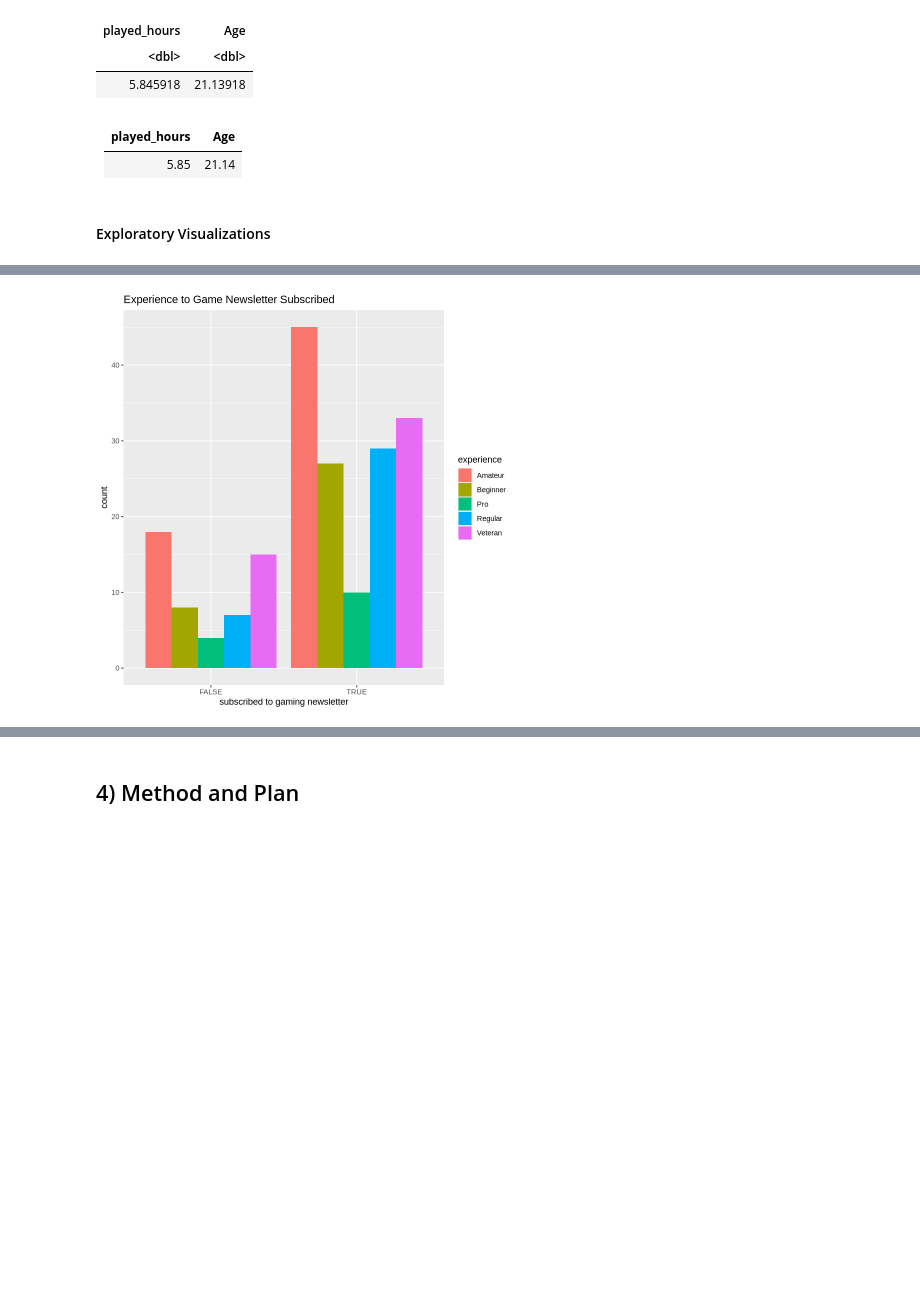
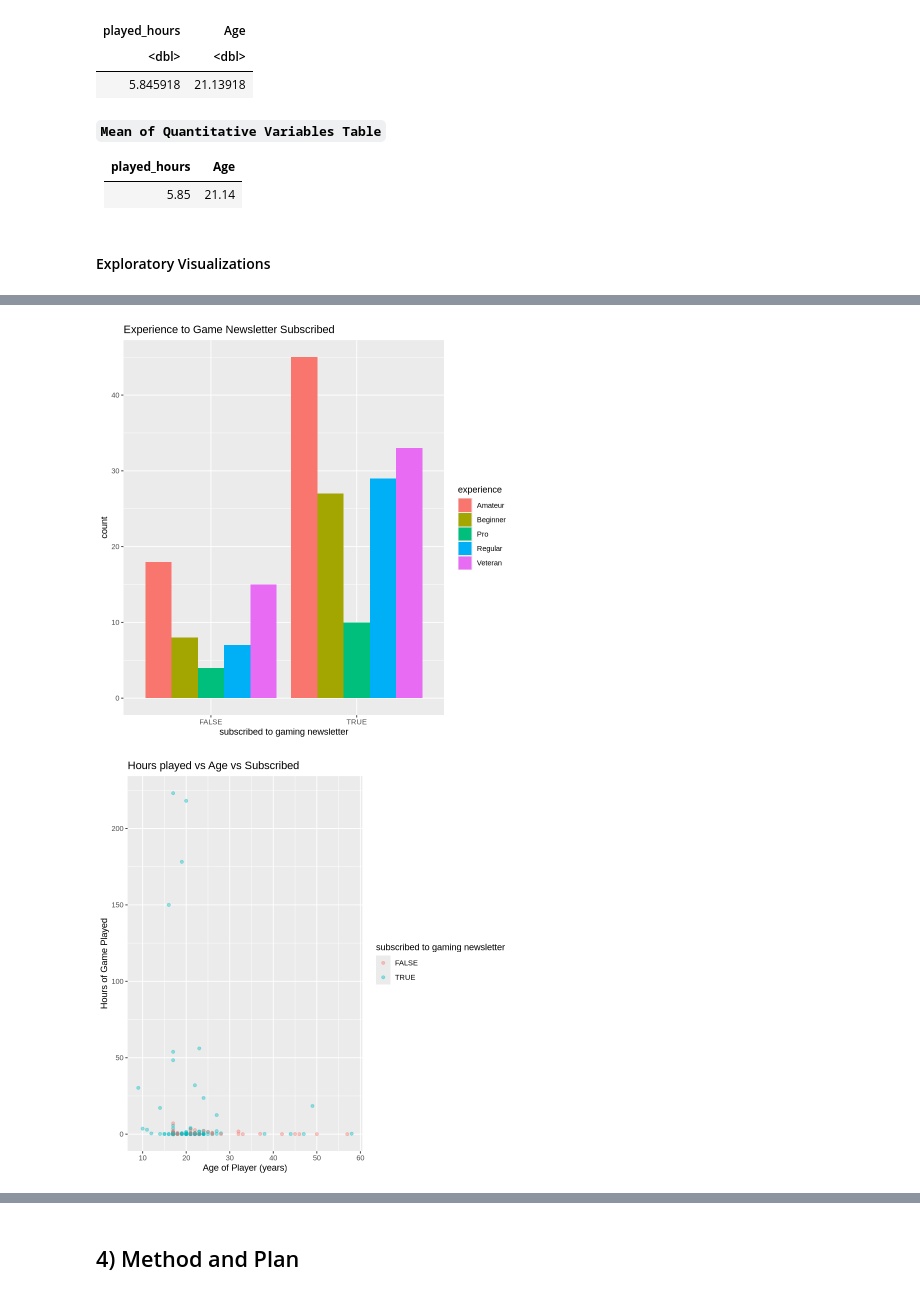
Before and after one commit to annixu921-creator/Dsci-100-group-project, a Jupyter notebook: Individual Plan G14.ipynb, the cells around one changed output, grey strips where cells are left out. Saved outputs shown, nothing was run; the diff lists cells and outputs as text; code cells hidden in the pictures; blank space fills up the shorter version.

```diff
--- a/Individual Plan G14.ipynb
+++ b/Individual Plan G14.ipynb
@@ -127,7 +137,6 @@ What age group, hours played, experience level, gender are most likely to subscr
 # %% [markdown]
 ## 3) Exploratory Data Analysis and Visualization
 # %%
-players <- read_csv(url)
 head(players)
 head(sessions)
 # %% [output]
@@ -175,6 +176,8 @@ A tibble: 1 × 2
 | <dbl> | <dbl> |
 | 5.845918 | 21.13918 |
 # %% [markdown]
+**`Mean of Quantitative Variables Table`**
+
 |**played_hours**|**Age**|
 |--- | --- |
 | 5.85| 21.14|
@@ -183,13 +186,17 @@ A tibble: 1 × 2
 # %%
 ggplot(players, aes(x=subscribe)) + geom_bar() + facet_grid(cols = vars(gender)) +
     labs( title = "Gender to Game Newsletter Subscribed") +
     xlab("subscribed to gaming newsletter")
 ggplot(players, aes(x=subscribe)) + geom_bar(aes(fill=experience), position="dodge") +
     labs( title = "Experience to Game Newsletter Subscribed") +
     xlab("subscribed to gaming newsletter")
+ggplot(players, aes(x= Age, y = played_hours, color = subscribe)) + geom_point(alpha = 0.4, na.rm = TRUE)+
+    labs( title = "Hours played vs Age vs Subscribed ", color = "subscribed to gaming newsletter") +
+    xlab("Age of Player (years)") + ylab("Hours of Game Played")
 # %% [output]
 [figure]
 [figure]
+[figure, added]
 # %% [markdown]
 #### Plot Insights
 
```
Also changed, not shown: parts of 6 cells of this notebook.
